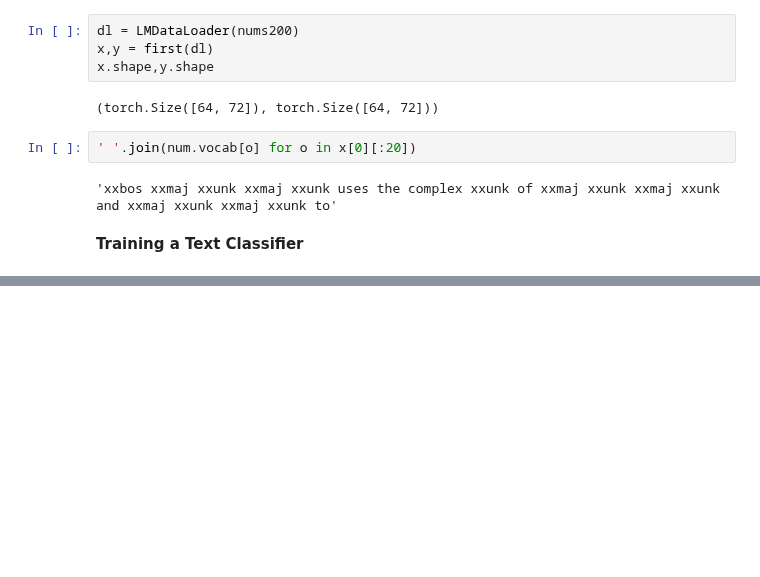
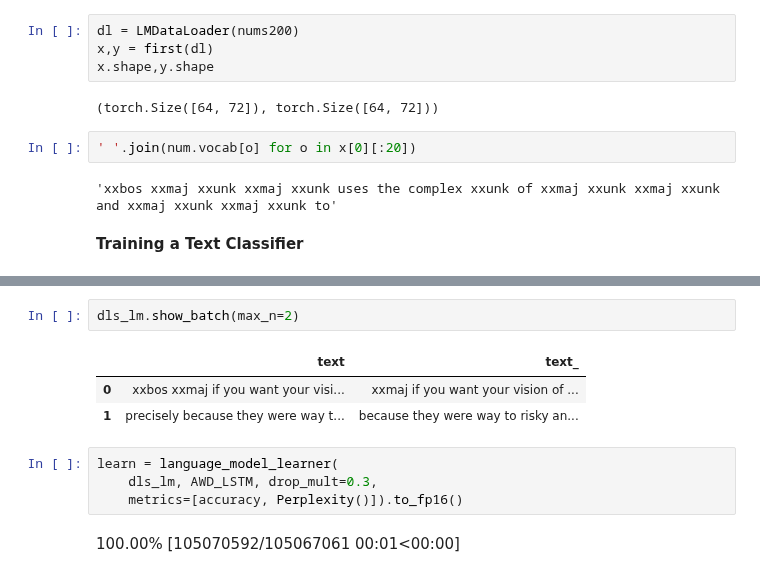
Before and after one commit to flyinacres/fastai-coursework, a Jupyter notebook: fastai-10.ipynb, the cells around one changed output, grey strips where cells are left out. Drawn from its saved outputs; the diff is of its cells as text; blank space fills up the shorter version.

```diff
--- a/fastai-10.ipynb
+++ b/fastai-10.ipynb
@@ -246,0 +256,12 @@ x.shape,y.shape
+# %%
+dls_lm.show_batch(max_n=2)
+# %% [output]
+|  | text | text_ |
+| 0 | xxbos xxmaj if you want your visi... | xxmaj if you want your vision of ... |
+| 1 | precisely because they were way t... | because they were way to risky an... |
+# %%
+learn = language_model_learner(
+    dls_lm, AWD_LSTM, drop_mult=0.3,
+    metrics=[accuracy, Perplexity()]).to_fp16()
+# %% [output]
+100.00% [105070592/105067061 00:01<00:00]
```
Also changed, not shown: parts of 23 cells of this notebook.
